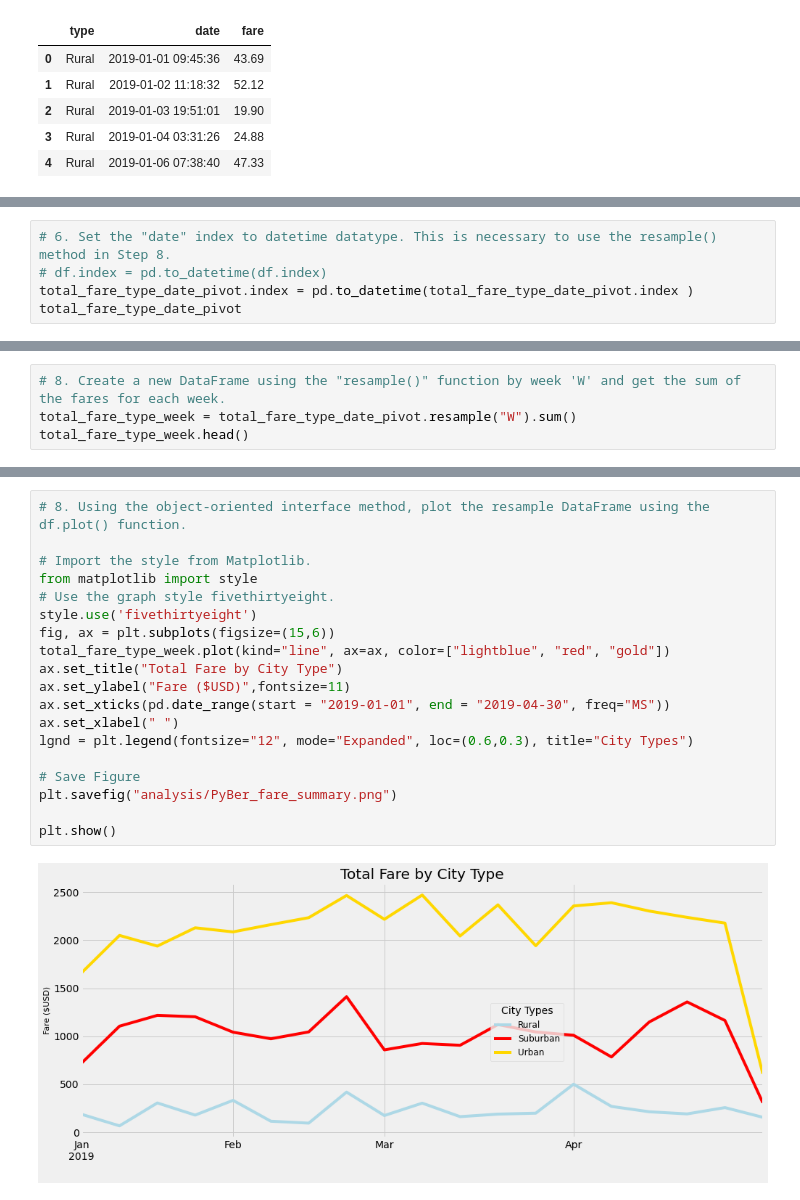
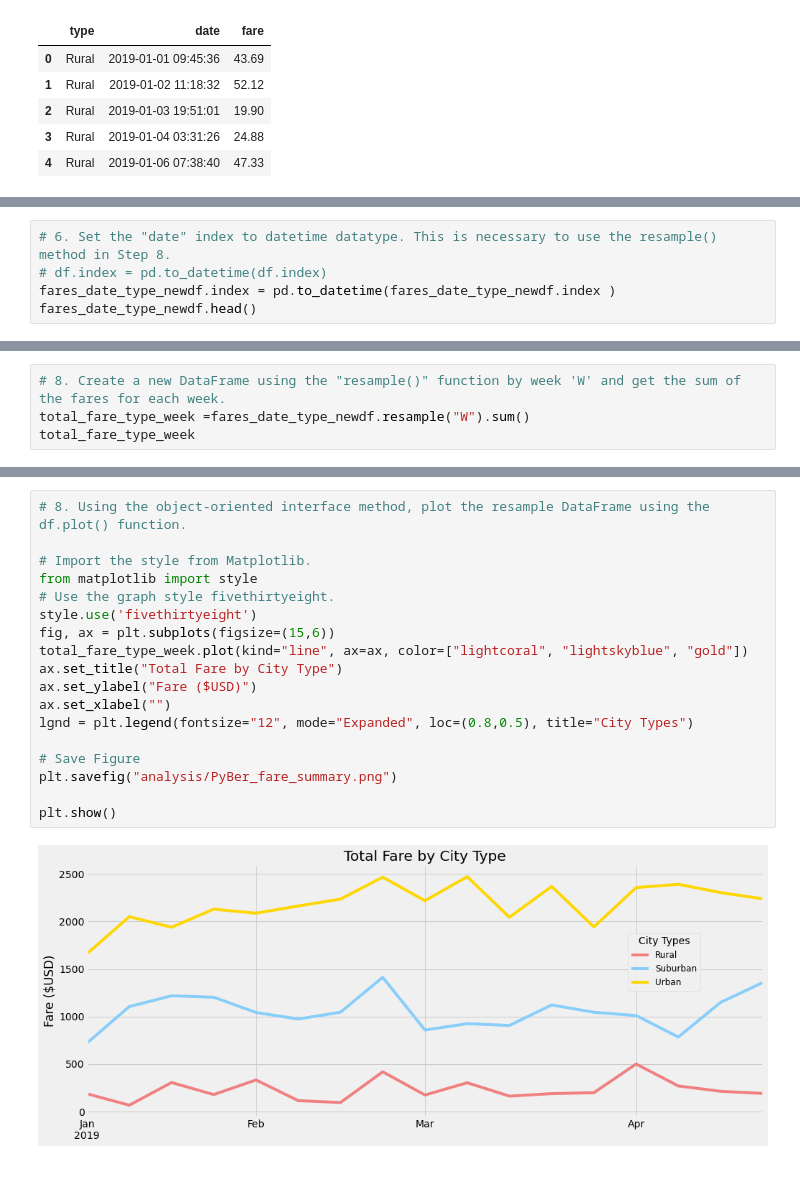
Before and after one commit to fofoMichelle/Pyber_Analysis, a Jupyter notebook: PyBer_Challenge_starter_code.ipynb, the cells around one changed output, grey strips where cells are left out. Drawn from its saved outputs; the diff is of its cells as text.

```diff
--- a/PyBer_Challenge_starter_code.ipynb
+++ b/PyBer_Challenge_starter_code.ipynb
@@ -194,8 +189,8 @@ fares_date_type_newdf
 # %%
 # 6. Set the "date" index to datetime datatype. This is necessary to use the resample() method in Step 8.
 # df.index = pd.to_datetime(df.index)
-total_fare_type_date_pivot.index = pd.to_datetime(total_fare_type_date_pivot.index )
-total_fare_type_date_pivot
+fares_date_type_newdf.index = pd.to_datetime(fares_date_type_newdf.index )
+fares_date_type_newdf.head()
 # %% [output]
 | type | Rural | Suburban | Urban |
 | date |  |  |  |
@@ -228,7 +216,7 @@ memory usage: 74.2 KB
 # %%
 # 8. Create a new DataFrame using the "resample()" function by week 'W' and get the sum of the fares for each week.
-total_fare_type_week = total_fare_type_date_pivot.resample("W").sum()
-total_fare_type_week.head()
+total_fare_type_week =fares_date_type_newdf.resample("W").sum()
+total_fare_type_week
 # %% [output]
 | type | Rural | Suburban | Urban |
 | date |  |  |  |
@@ -240,21 +240,20 @@ total_fare_type_week.head()
 # %%
 # 8. Using the object-oriented interface method, plot the resample DataFrame using the df.plot() function.
 
 # Import the style from Matplotlib.
 from matplotlib import style
 # Use the graph style fivethirtyeight.
 style.use('fivethirtyeight')
 fig, ax = plt.subplots(figsize=(15,6))
-total_fare_type_week.plot(kind="line", ax=ax, color=["lightblue", "red", "gold"])
+total_fare_type_week.plot(kind="line", ax=ax, color=["lightcoral", "lightskyblue", "gold"])
 ax.set_title("Total Fare by City Type")
-ax.set_ylabel("Fare ($USD)",fontsize=11)
-ax.set_xticks(pd.date_range(start = "2019-01-01", end = "2019-04-30", freq="MS"))
-ax.set_xlabel(" ")
-lgnd = plt.legend(fontsize="12", mode="Expanded", loc=(0.6,0.3), title="City Types")
+ax.set_ylabel("Fare ($USD)")
+ax.set_xlabel("")
+lgnd = plt.legend(fontsize="12", mode="Expanded", loc=(0.8,0.5), title="City Types")
 
 # Save Figure
 plt.savefig("analysis/PyBer_fare_summary.png")
 
 plt.show()
 # %% [output]
-[figure, old version]
+[figure, new version]
```
Also changed, not shown: parts of 5 cells of this notebook, 1 other file.
